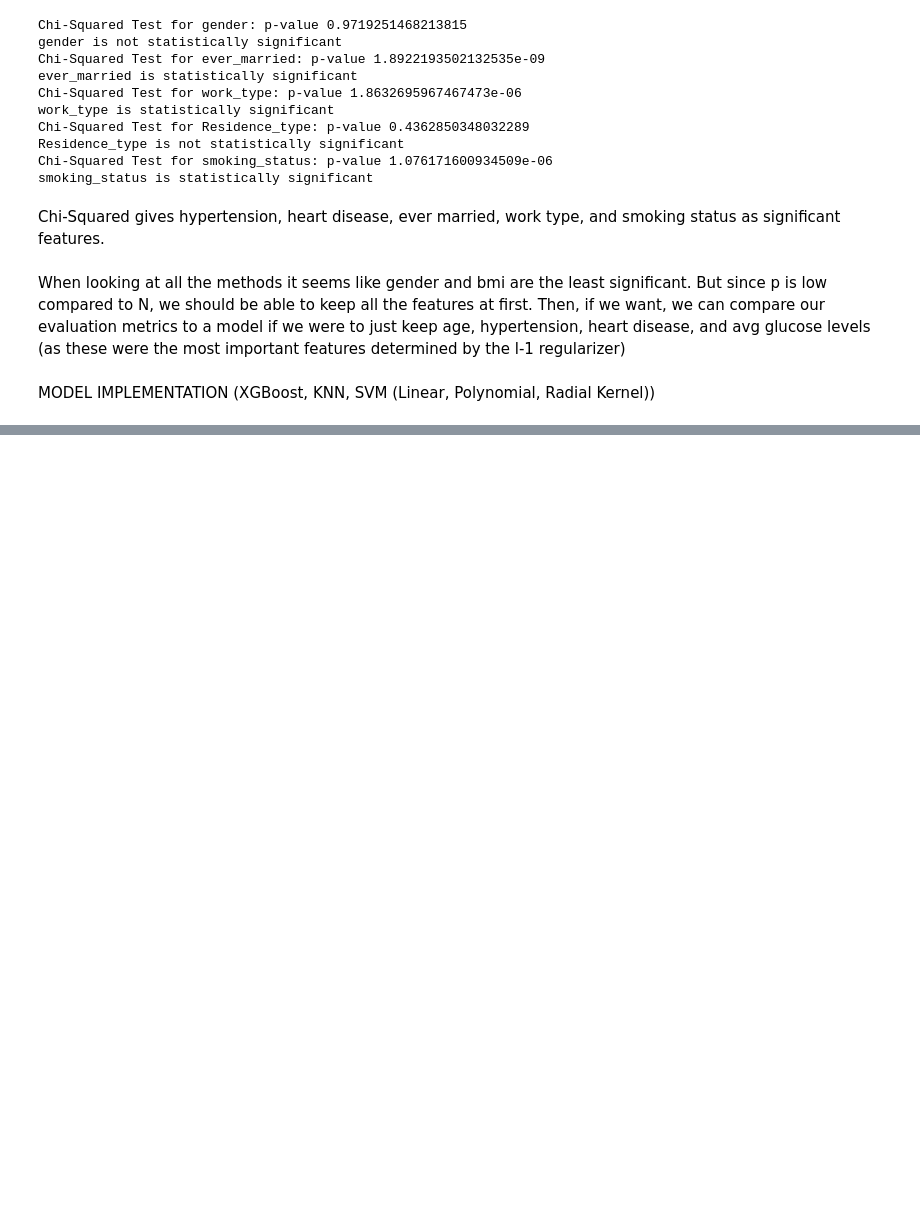
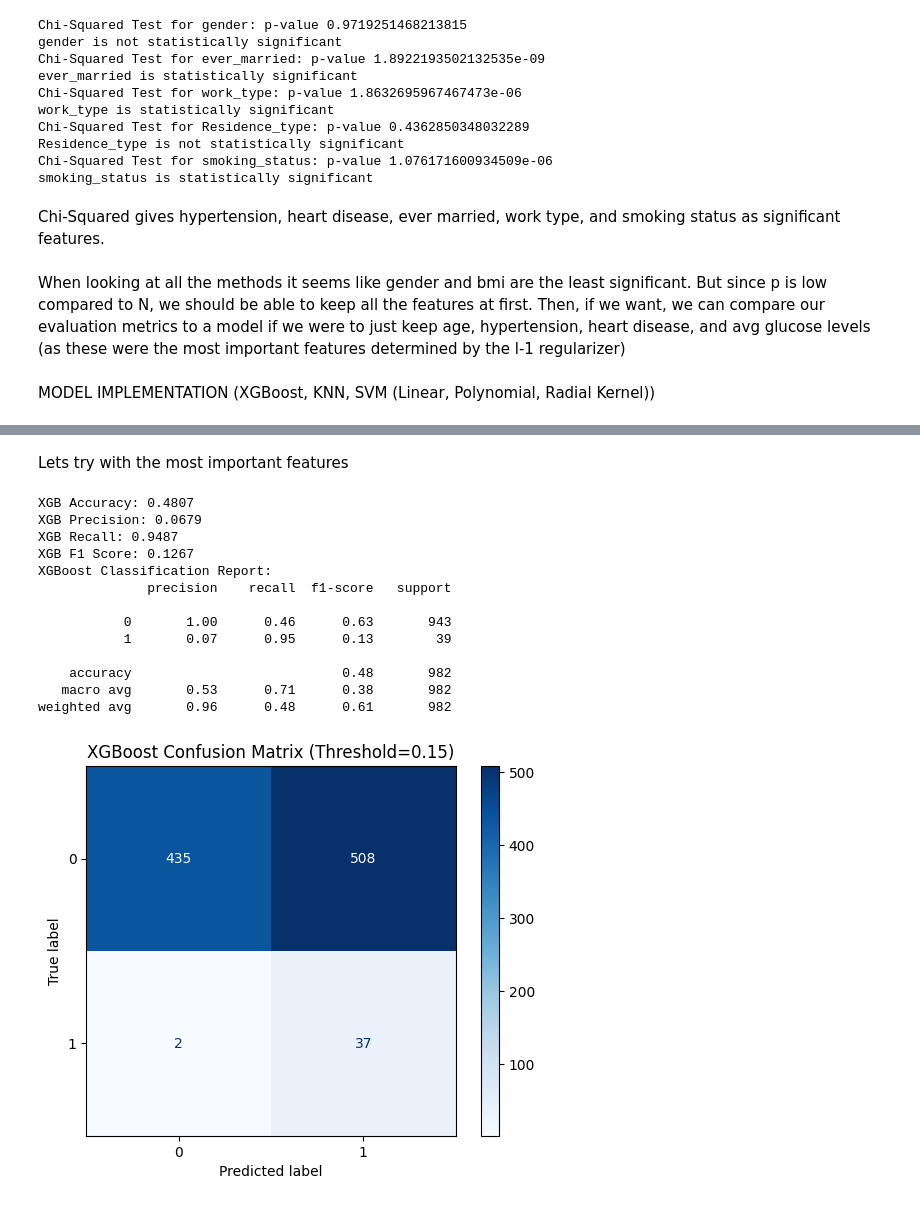
Before and after one commit to tom-bomb1/Stroke-Risk-Classification, a Jupyter notebook: jupyterMain.ipynb, the cells around one changed output, grey strips where cells are left out. Saved outputs shown, nothing was run; the diff lists cells and outputs as text; code cells hidden in the pictures; blank space fills up the shorter version.

```diff
--- a/jupyterMain.ipynb
+++ b/jupyterMain.ipynb
@@ -379,0 +445,52 @@ print(f"\nBest F1 Score: {randomSearch.best_score_:.4f}")
+# %% [markdown]
+Lets try with the most important features
+# %%
+xgb = XGBClassifier(
+    eval_metric='logloss',
+    scale_pos_weight=100, # Increased for imbalance between stroke and no stroke
+    max_depth=6, # Deeper trees to capture complex patterns
+    learning_rate=0.01, # Slower learning rate for better convergence
+    n_estimators=400, # More trees for better performance
+    subsample=0.9
+)
+
+xgb.fit(XTrainScaledReduced, yTrain)
+
+yPredProbaReduced = xgb.predict_proba(XTestScaledReduced)[:, 1]
+
+yPredReduced = (yPredProbaReduced >= 0.1).astype(int) # We want to flag for a doc even if there is a 10% chance of a stroke
+
+xgbAccuracy = sklearn.metrics.accuracy_score(yTest, yPredReduced)
+xgbPrecision = sklearn.metrics.precision_score(yTest, yPredReduced)
+xgbRecall = sklearn.metrics.recall_score(yTest, yPredReduced)
+xgbF1 = sklearn.metrics.f1_score(yTest, yPredReduced)
+
+print(f"XGB Accuracy: {xgbAccuracy:.4f}")
+print(f"XGB Precision: {xgbPrecision:.4f}")
+print(f"XGB Recall: {xgbRecall:.4f}")
+print(f"XGB F1 Score: {xgbF1:.4f}")
+
+
+print("XGBoost Classification Report:")
+print(classification_report(yTest, yPredReduced))
+
+xgbCm = confusion_matrix(yTest, yPredReduced)
+disp = ConfusionMatrixDisplay(confusion_matrix=xgbCm, display_labels=xgb.classes_)
+disp.plot(cmap=plt.cm.Blues)
+plt.title('XGBoost Confusion Matrix (Threshold=0.15)')
+plt.show()
+# %% [output]
+XGB Accuracy: 0.4807
+XGB Precision: 0.0679
+XGB Recall: 0.9487
+XGB F1 Score: 0.1267
+XGBoost Classification Report:
+              precision    recall  f1-score   support
+
+           0       1.00      0.46      0.63       943
+           1       0.07      0.95      0.13        39
+
+    accuracy                           0.48       982
+   macro avg       0.53      0.71      0.38       982
+weighted avg       0.96      0.48      0.61       982
+[figure, added]
```
Also changed, not shown: parts of 7 cells of this notebook, 1 other file.
